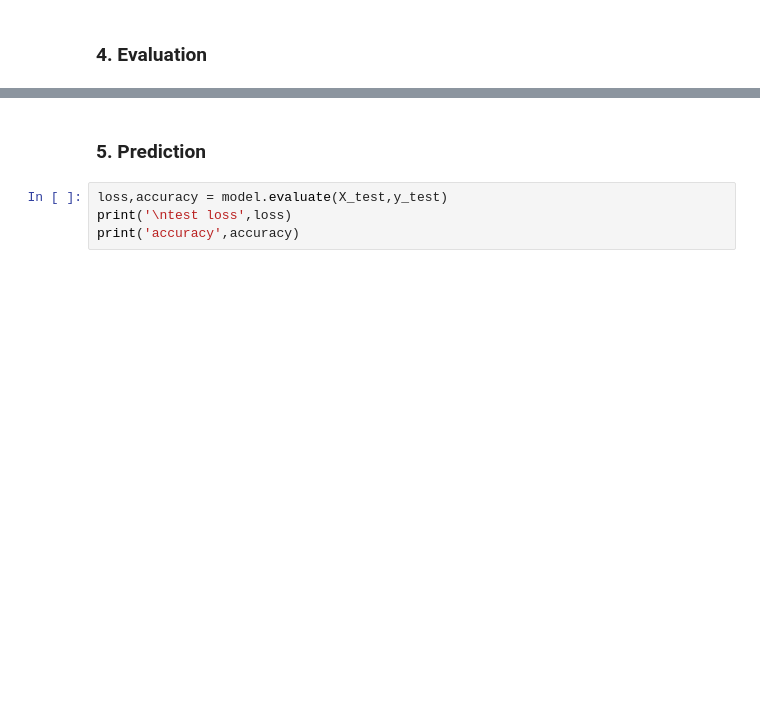
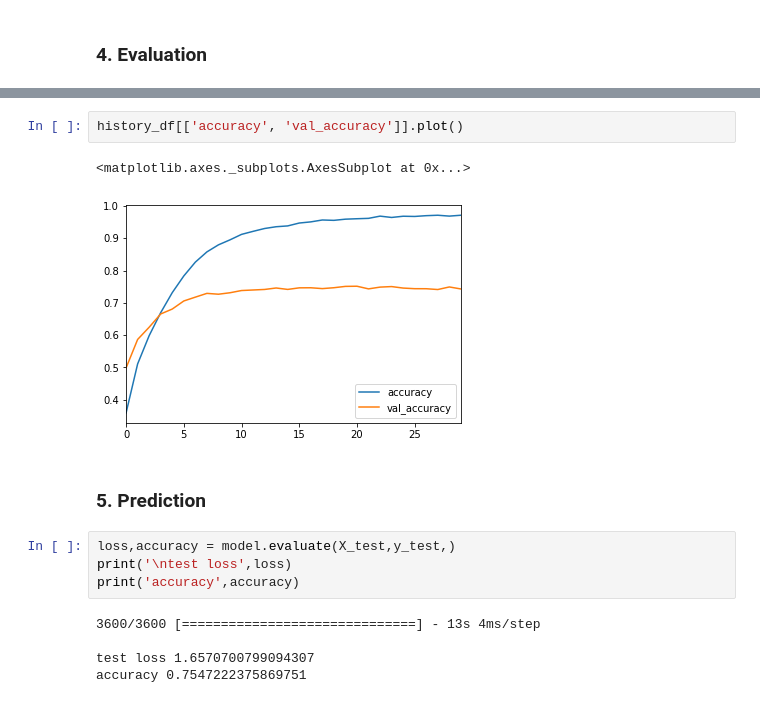
Before and after one commit to celinezhang2019/DS_DRAFT, a Jupyter notebook: cnn_baseline.ipynb, the cells around one changed output, grey strips where cells are left out. Saved outputs shown, nothing was run; the diff lists cells and outputs as text; blank space fills up the shorter version.

Commit message:
cnn_baseline model

```diff
--- a/cnn_baseline.ipynb
+++ b/cnn_baseline.ipynb
@@ -297,6 +307,16 @@ history_df[['val_f1', 'val_precision', 'val_recall']].plot()
+# %%
+history_df[['accuracy', 'val_accuracy']].plot()
+# %% [output]
+<matplotlib.axes._subplots.AxesSubplot at 0x...>
+[figure, added]
 # %% [markdown]
 ### 5. Prediction
 # %%
-loss,accuracy = model.evaluate(X_test,y_test)
+loss,accuracy = model.evaluate(X_test,y_test,)
 print('\ntest loss',loss)
 print('accuracy',accuracy)
+# %% [output]
+3600/3600 [==============================] - 13s 4ms/step
+
+test loss 1.6570700799094307
+accuracy 0.7547222375869751
```
Also changed, not shown: parts of 4 cells of this notebook.
